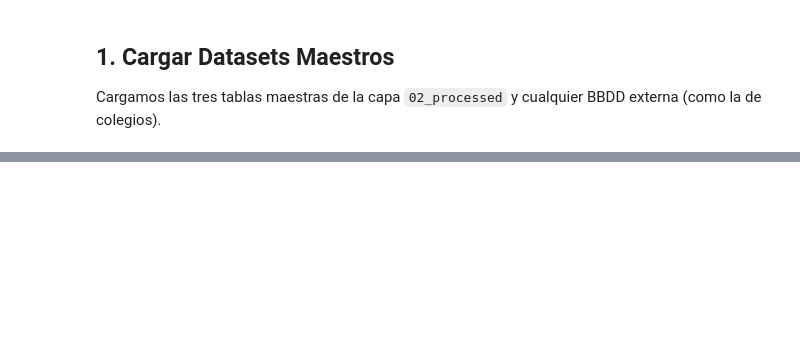
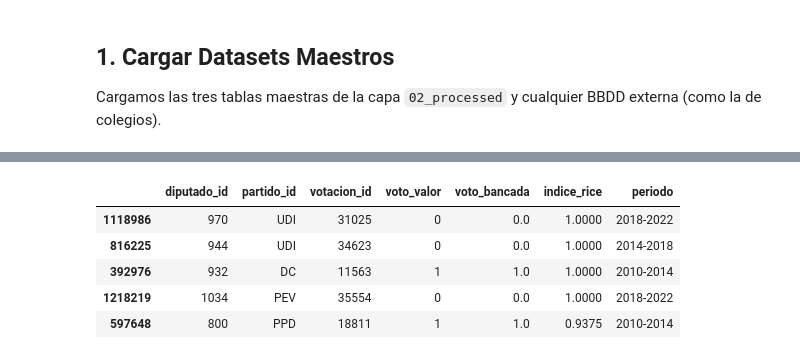
Before and after one commit to AngelBachler/Legislative-Voting-Behavior-Prediction-, a Jupyter notebook: notebooks/09_FeatureEngineering.ipynb, the cells around one changed output, grey strips where cells are left out. Drawn from its saved outputs; the diff is of its cells as text; code cells hidden in the pictures; blank space fills up the shorter version.

```diff
--- a/notebooks/09_FeatureEngineering.ipynb
+++ b/notebooks/09_FeatureEngineering.ipynb
@@ -203,0 +227,41 @@ df_diputados_enriquecido['dependencia_colegio'].value_counts()
+# %%
+logging.info("Calculando Voto de Bancada y Cohesión (Índice de Rice)...")
+
+# 1. Agrupar por votación y partido
+# (Usamos las llaves 'votacion_id' y 'partido_id')
+grouped = df_analisis.groupby(['votacion_id', 'partido_id', 'periodo'])
+
+# 2. Calcular % de votos
+# (normalize=True da el porcentaje)
+vote_pcts = grouped['voto_valor'].value_counts(normalize=True).unstack(fill_value=0)
+
+# Asegurarse de que las columnas 1.0 (Aprueba) y 0.0 (Rechaza) existan
+if 1.0 not in vote_pcts.columns:
+    vote_pcts[1.0] = 0.0
+if 0.0 not in vote_pcts.columns:
+    vote_pcts[0.0] = 0.0
+
+# 3. Calcular Índice de Rice (para la bancada)
+vote_pcts['indice_rice'] = abs(vote_pcts[1.0] - vote_pcts[0.0])
+
+# 4. Determinar Voto Mayoritario (Voto de Bancada)
+# (np.where(condición, si_verdadero, si_falso))
+vote_pcts['voto_bancada'] = np.where(vote_pcts[1.0] >= vote_pcts[0.0], 1.0, 0.0)
+
+# (Manejar el caso de empate 50/50, lo marcamos como NaN o 0.5)
+vote_pcts.loc[vote_pcts[1.0] == vote_pcts[0.0], 'voto_bancada'] = 0.5 # O np.nan
+
+# 5. Seleccionar solo las features que creamos
+party_line_features = vote_pcts[['indice_rice', 'voto_bancada']]
+
+# 6. Unir estas features de vuelta al DataFrame principal
+df = df_analisis.merge(
+    party_line_features,
+    left_on=['votacion_id', 'partido_id', 'periodo'],
+    right_index=True,
+    how='left'
+)
+
+logging.info("'indice_rice' y 'voto_bancada' calculados.")
+display(df[['diputado_id', 'partido_id', 'votacion_id', 'voto_valor', 'voto_bancada', 'indice_rice', 'periodo']].sample(5))
+# %% [output]
@@ -203,0 +270,6 @@ df_diputados_enriquecido['dependencia_colegio'].value_counts()
+|  | diputado_id | partido_id | votacion_id | voto_valor | voto_bancada | indice_rice | periodo |
+| 1118986 | 970 | UDI | 31025 | 0 | 0.0 | 1.0000 | 2018-2022 |
+| 816225 | 944 | UDI | 34623 | 0 | 0.0 | 1.0000 | 2014-2018 |
+| 392976 | 932 | DC | 11563 | 1 | 1.0 | 1.0000 | 2010-2014 |
+| 1218219 | 1034 | PEV | 35554 | 0 | 0.0 | 1.0000 | 2018-2022 |
+| 597648 | 800 | PPD | 18811 | 1 | 1.0 | 0.9375 | 2010-2014 |
```
Also changed, not shown: parts of 21 cells of this notebook, 4 other files.
